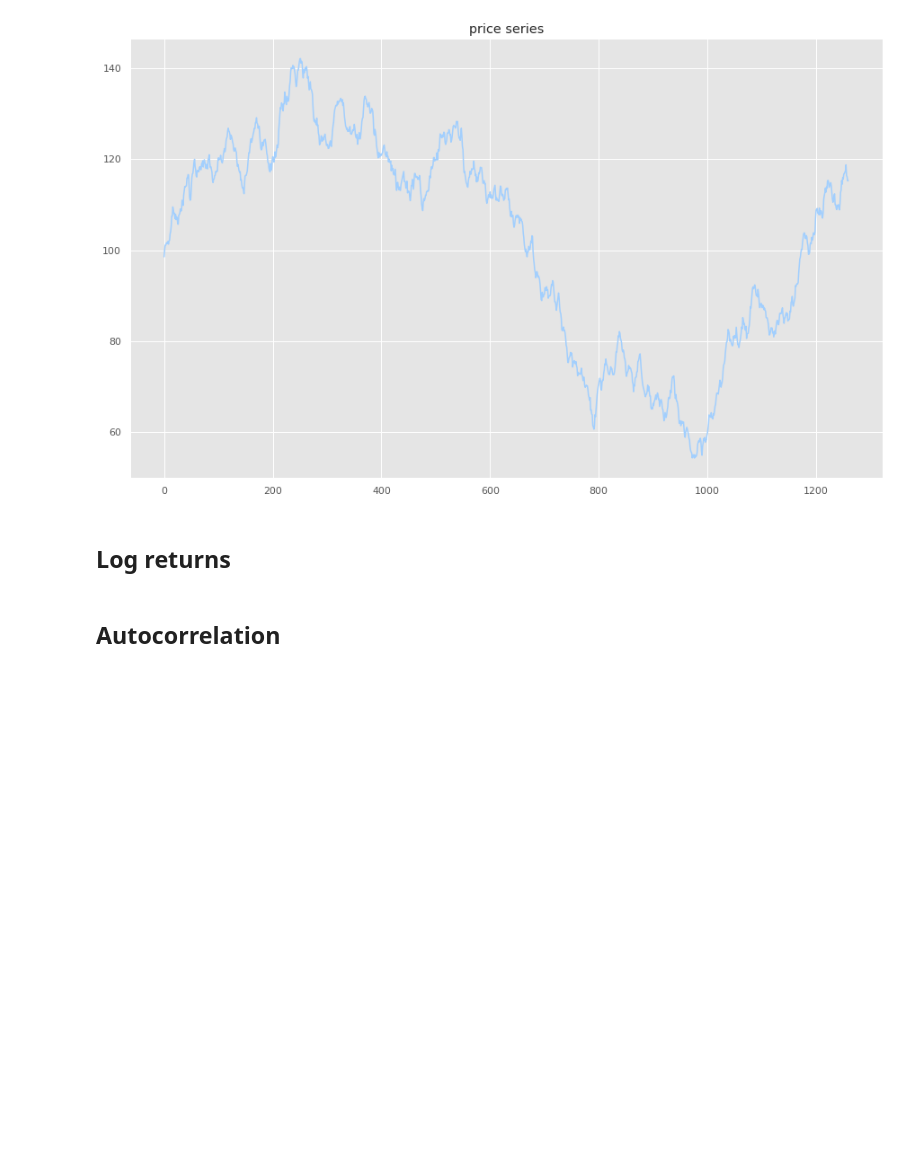
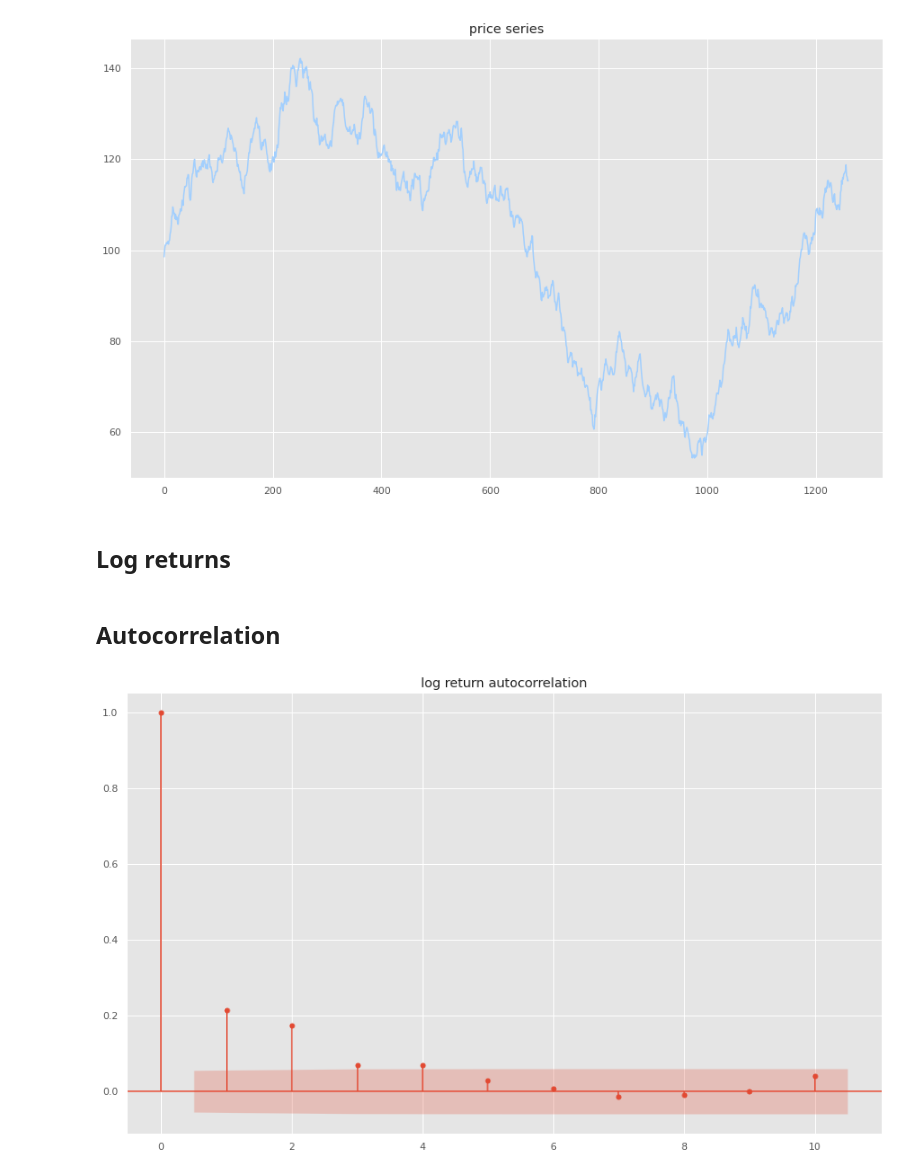
Before and after one commit to iamjakkie/quant_useful, a Jupyter notebook: Models/ARMA.ipynb, the cells around one changed output. Drawn from its saved outputs; the diff is of its cells as text; code cells hidden in the pictures; blank space fills up the shorter version.

```diff
--- a/Models/ARMA.ipynb
+++ b/Models/ARMA.ipynb
@@ -40,4 +40,6 @@ lret = lret[1:]
 # %%
 from statsmodels.graphics.tsaplots import plot_acf
 
-_ = plot_acf(lret, lags=10, title='log ret')
+_ = plot_acf(lret, lags=10, title='log return autocorrelation')
+# %% [output]
+[figure, added]
```
Also changed, not shown: parts of 13 cells of this notebook.
